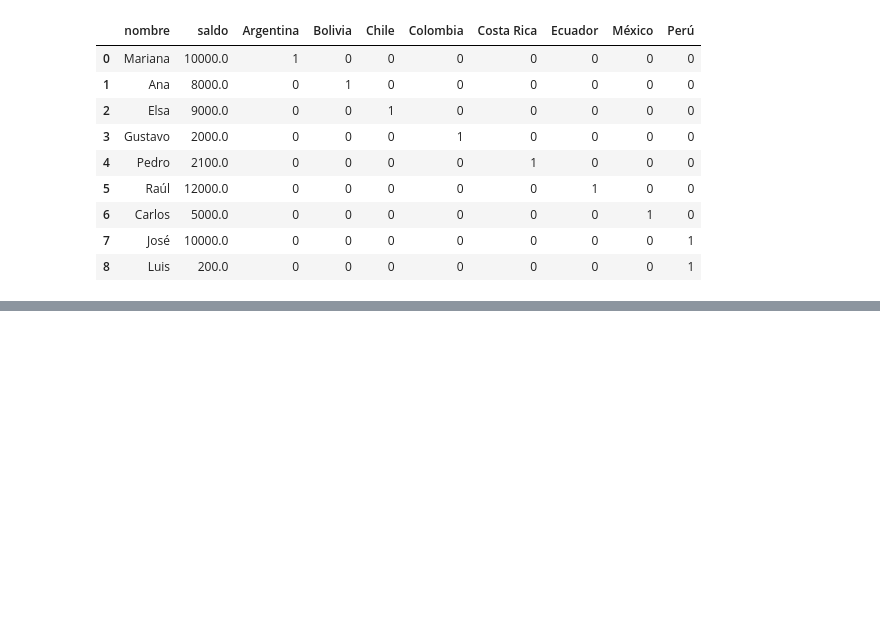
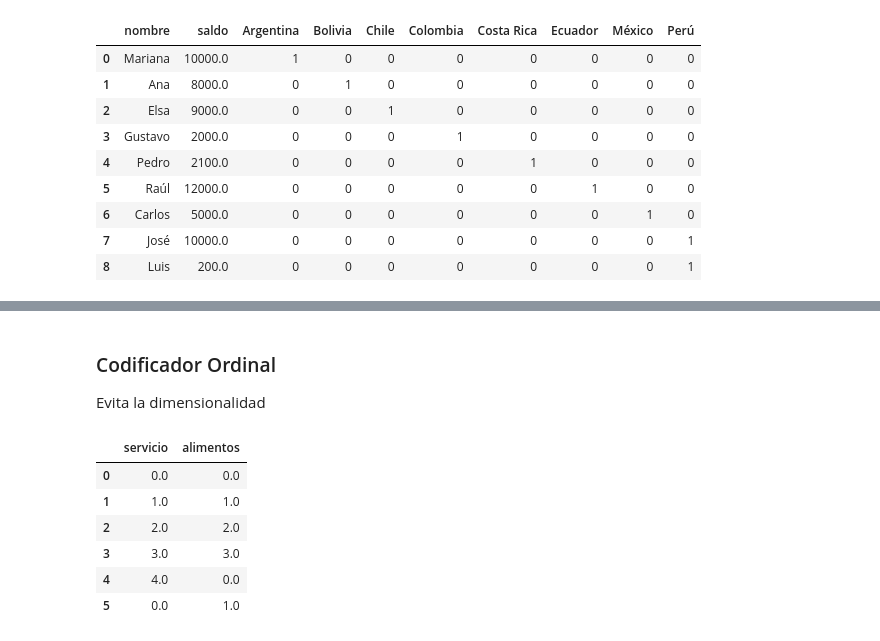
Before and after one commit to NinYuri/Machine_Learning, a Jupyter notebook: pandas/Prácticas/datos_categoricos.ipynb, the cells around one changed output, grey strips where cells are left out. Cells and saved outputs as stored; diff of their text form; code cells hidden in the pictures; blank space fills up the shorter version.

```diff
--- a/pandas/Prácticas/datos_categoricos.ipynb
+++ b/pandas/Prácticas/datos_categoricos.ipynb
@@ -286,0 +313,22 @@ Verificar DataFrame
+# %% [markdown]
+### Codificador Ordinal
+Evita la dimensionalidad
+# %%
+# Importar la librería para codificar de forma ordinal
+from sklearn.preprocessing import OrdinalEncoder
+
+datos_ord = pd.DataFrame(encuesta)
+
+# Crear codificador
+codificador = OrdinalEncoder(categories = [categorias_servicio, categorias_calidad])
+
+datos_ord = pd.DataFrame(codificador.fit_transform(datos_ord), columns = ['servicio', 'alimentos'])
+datos_ord
+# %% [output]
+|  | servicio | alimentos |
+| 0 | 0.0 | 0.0 |
+| 1 | 1.0 | 1.0 |
+| 2 | 2.0 | 2.0 |
+| 3 | 3.0 | 3.0 |
+| 4 | 4.0 | 0.0 |
+| 5 | 0.0 | 1.0 |
```
Also changed, not shown: parts of 5 cells of this notebook, 1 other file.
